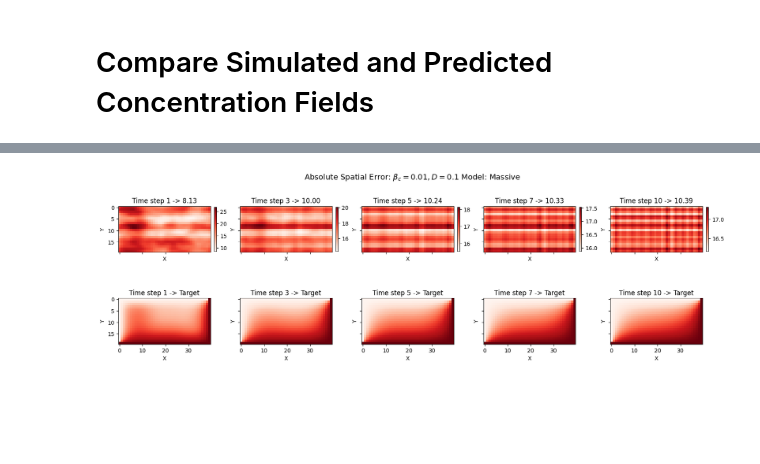
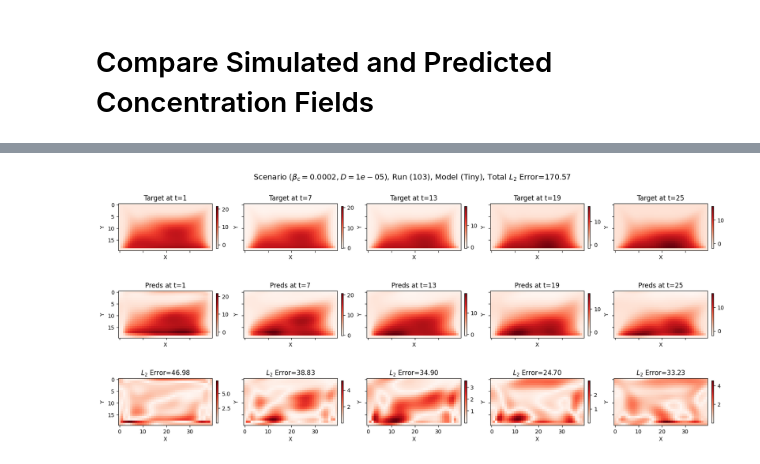
Before and after one commit to arpit-kapoor/gw_henry_fno, a Jupyter notebook: notebooks/error_analysis_rollout_updated.ipynb, the cells around one changed output, grey strips where cells are left out. Saved outputs shown, nothing was run; the diff lists cells and outputs as text; code cells hidden in the pictures; blank space fills up the shorter version.

```diff
--- a/notebooks/error_analysis_rollout_updated.ipynb
+++ b/notebooks/error_analysis_rollout_updated.ipynb
@@ -178,10 +171,11 @@ fig.savefig(results_path / "figures" / "error_summary.png", bbox_inches='tight',
 # %% [markdown]
 # Error Scaling (Per Scenario)
 # %%
-BASE_DATA_PATH = Path("~/Projects/groundwater/data/simple_henry_data").expanduser()
+# BASE_DATA_PATH = Path("~/Projects/groundwater/data/simple_henry_data").expanduser()
+BASE_DATA_PATH = Path('/scratch/yl75/ak4177/data/simple_henry')
 data_path = BASE_DATA_PATH / DATASET_NAME
 
-scenarios_manifest_path = data_path / "scenarios_manifest.json"
+scenarios_manifest_path = data_path / "manifest.json"
 scenarios_manifest = json.load(open(scenarios_manifest_path, 'r'))['scenarios']
 scenarios_manifest_df = pd.DataFrame(scenarios_manifest)[['scenario_index', 'beta_c', 'diffc']]
 scenarios_manifest_df
@@ -206,5 +200,5 @@ scenarios_manifest_df
 # %%
-fig, ax = plt.subplots(4, 4, figsize=(16, 10), sharex=True, constrained_layout=True)
+fig, ax = plt.subplots(4, 4, figsize=(16, 10), sharex=True, sharey=True, constrained_layout=True)
 
 for scenario_idx, scenario_name in enumerate(results_summary['scenario_name'].unique()):
     scenario_data = results_summary[(results_summary['scenario_name'] == scenario_name) ]
@@ -290,18 +284,18 @@ for scenario_idx, scenario_name in enumerate(results_summary['scenario_name'].un
         scenario_beta_c = scenario_manifest['beta_c']
         scenario_diffc = scenario_manifest['diffc']
 
-        ax[scenario_idx % 4].plot(scenario_data['total_params'], scenario_data['rel_l2_error_concentration_val'], label='Validation', color='blue', linestyle='-', marker='o')
-        ax[scenario_idx % 4].plot(scenario_data['total_params'], scenario_data['rel_l2_error_concentration_train'], label='Training', color='orange', linestyle='-', marker='o')
+        ax[scenario_idx % 4].plot(scenario_data['total_params'], scenario_data['rel_combined_norm_val'], label='Validation', color='blue', linestyle='-', marker='o')
+        ax[scenario_idx % 4].plot(scenario_data['total_params'], scenario_data['rel_combined_norm_train'], label='Training', color='orange', linestyle='-', marker='o')
 
         ax[scenario_idx % 4].set_title(f"Scenario: $\\beta_C={scenario_beta_c}$, $D_C={scenario_diffc}$")
         ax[scenario_idx % 4].set_xlabel("Total Parameters")
-        ax[scenario_idx % 4].set_ylabel("Relative L2 Error")
+        ax[scenario_idx % 4].set_ylabel("Combined Norm")
         ax[scenario_idx % 4].set_xscale('log')
         ax[scenario_idx % 4].grid(True, which='both', linestyle='--', linewidth=0.5)
 
 # Customize legend to avoid duplicate labels
 handles, labels = ax[0].get_legend_handles_labels()
-labels = ['Concentraion (Validation)', 'Concentration (Training)'] #, 'Hydraulic Head (Validation)', 'Hydraulic Head (Training)']
+labels = ['Validation', 'Training'] #, 'Hydraulic Head (Validation)', 'Hydraulic Head (Training)']
 by_label = dict(zip(labels, handles))
 fig.legend(by_label.values(), by_label.keys(), loc='upper center', ncol=4, bbox_to_anchor=(0.5, 1.12))
 
@@ -324,0 +319,3 @@ diag_scenarios
+# %%
+scenarios_for_preds = [f'scenario_{idx:03d}' for idx in range(13, 17)]
+scenarios_for_preds
@@ -325,50 +324,85 @@ diag_scenarios
 # %%
 prediction_npz_dir = results_path / "predictions"
-scenarios_for_preds =  diag_scenarios[:1]+diag_scenarios[-1:]
 model_sizes_for_preds = model_sizes['model_size_label'].tolist()
-model_sizes_for_preds = model_sizes_for_preds[:1]+model_sizes_for_preds[-1:]
+model_sizes_for_preds = model_sizes_for_preds[:1]
 
-npz_files = [p for p in prediction_npz_dir.iterdir() if p.suffix == '.npz' and '_'.join(p.name.split('_')[0:2]) in scenarios_for_preds and p.name.split('_')[-1].split('.')[0] in model_sizes_for_preds]
+npz_files = [
+    p for p in prediction_npz_dir.iterdir()
+    if p.suffix == '.npz'
+    and '_'.join(p.name.split('_')[0:2]) in scenarios_for_preds
+    and p.name.split('_')[-1].split('.')[0] in model_sizes_for_preds
+]
 npz_files.sort(key=lambda x: (x.name.split('_')[-1], int(x.name.split('_')[1])))
 
+run_idx = np.random.randint(150)
+
 for npz_file in npz_files:
+    data = np.load(npz_file)
+    val_preds = data['train_preds']
+    val_targets = data['train_targets']
 
-    # print(f"Loading predictions from: {npz_file.name}")
-
-    data = np.load(npz_file)
-    val_preds_rollout = data['val_preds_rollout']
-    val_targets = data['val_targets']
-
-    scenario_manifest = scenarios_manifest_df[scenarios_manifest_df['scenario_index'] == int(npz_file.name.split('_')[1])].iloc[0]
+    scenario_manifest = scenarios_manifest_df[
+        scenarios_manifest_df['scenario_index'] == int(npz_file.name.split('_')[1])
+    ].iloc[0]
     beta_c = scenario_manifest['beta_c']
     diffc = scenario_manifest['diffc']
 
     model_size_label = npz_file.name.split('_')[-1].split('.')[0]
 
-    run_idx = 5
-    T = val_preds_rollout.shape[1]
-    ts_to_plot = np.linspace(0, T-1, 5, dtype=int)
-    fig, ax = plt.subplots(2, 5, figsize=(16, 5), sharex=True, sharey=True, constrained_layout=True)
+    T = val_preds.shape[1]
+    ts_to_plot = np.linspace(0, T - 1, 5, dtype=int)
+    fig, ax = plt.subplots(3, 5, figsize=(16, 7), sharex=True, sharey=True, constrained_layout=True)
 
     for idx, t in enumerate(ts_to_plot):
-        aerror = np.abs(val_preds_rollout[run_idx, t, :, :, 0] - val_targets[run_idx, t, :, :, 0])
+        pred_t = val_preds[run_idx, t, :, :, 0]
+        target_t = val_targets[run_idx, t, :, :, 0]
 
-        im = ax[0,idx].imshow(val_preds_rollout[run_idx, t, :, :, 0], cmap='Reds')
-        ax[0, idx].set_title(f'Time step {t+1} -> {aerror.mean():.2f}')
+        vmin = min(target_t.min(), pred_t.min())
+        vmax = max(target_t.max(), pred_t.max())
+
+        # Target field
+        im = ax[0, idx].imshow(target_t, cmap='Reds', vmin=vmin, vmax=vmax)
+        ax[0, idx].set_title(f'Target at t={t+1}')
         ax[0, idx].set_ylabel('Y')
         ax[0, idx].set_xlabel('X')
         fig.colorbar(im, ax=ax[0, idx], fraction=0.046, pad=0.04, shrink=0.5)
 
-        ax[1, idx].imshow(val_targets[run_idx, t, :, :, 0], cmap='Reds')
-        ax[1, idx].set_title(f'Time step {t+1} -> Target')
+        # Prediction field
+        im = ax[1, idx].imshow(pred_t, cmap='Reds', vmin=vmin, vmax=vmax)
+        ax[1, idx].set_title(f'Preds at t={t+1}')
         ax[1, idx].set_ylabel('Y')
         ax[1, idx].set_xlabel('X')
+        fig.colorbar(im, ax=ax[1, idx], fraction=0.046, pad=0.04, shrink=0.5)
 
-    fig.suptitle(f"Absolute Spatial Error: $\\beta_c={beta_c}, D={diffc}$ Model: {model_size_label.capitalize()}", fontsize=14)
+        # L2 norm error
+        diff_t = pred_t - target_t
+        l2_t = np.linalg.norm(diff_t)                     # Scalar Frobenius/L2 norm over the 2D grid
+        # For relative L2 norm, use: l2_t = np.linalg.norm(diff_t) / (np.linalg.norm(target_t) + 1e-8)
 
-    fig.savefig(results_path / "figures" / f"abs_spatial_error_scenario_{npz_file.name.split('_')[1]}_model_{model_size_label}.png", bbox_inches='tight', dpi=300)
+        # Spatial plot: magnitude |pred - target| or squared diff (diff_t**2)
+        im = ax[2, idx].imshow(np.abs(diff_t), cmap='Reds')
+        ax[2, idx].set_title(f'$L_2$ Error={l2_t:.2f}')
+        ax[2, idx].set_ylabel('Y')
+        ax[2, idx].set_xlabel('X')
+        fig.colorbar(im, ax=ax[2, idx], fraction=0.046, pad=0.04, shrink=0.5)
+
+    # Total L2 norm across all space and time for this run
+    total_l2 = np.linalg.norm(val_preds[run_idx] - val_targets[run_idx])
+    # For relative total L2, use: total_l2 = np.linalg.norm(...) / np.linalg.norm(val_targets[run_idx])
+
+    fig.suptitle(
+        f"Scenario ($\\beta_c={beta_c}, D={diffc}$), Run ({run_idx+1}), "
+        f"Model ({model_size_label.capitalize()}), Total $L_2$ Error={total_l2:.2f}",
+        fontsize=14
+    )
+
+    fig.savefig(
+        results_path / "figures" / f"l2_spatial_error_scenario_{npz_file.name.split('_')[1]}_model_{model_size_label}.png",
+        bbox_inches='tight',
+        dpi=300
+    )
 
     plt.show()
     plt.close()
 # %% [output]
-[figure, old version]
+[figure, new version]
```
Also changed, not shown: parts of 24 cells of this notebook, 26 other files.
